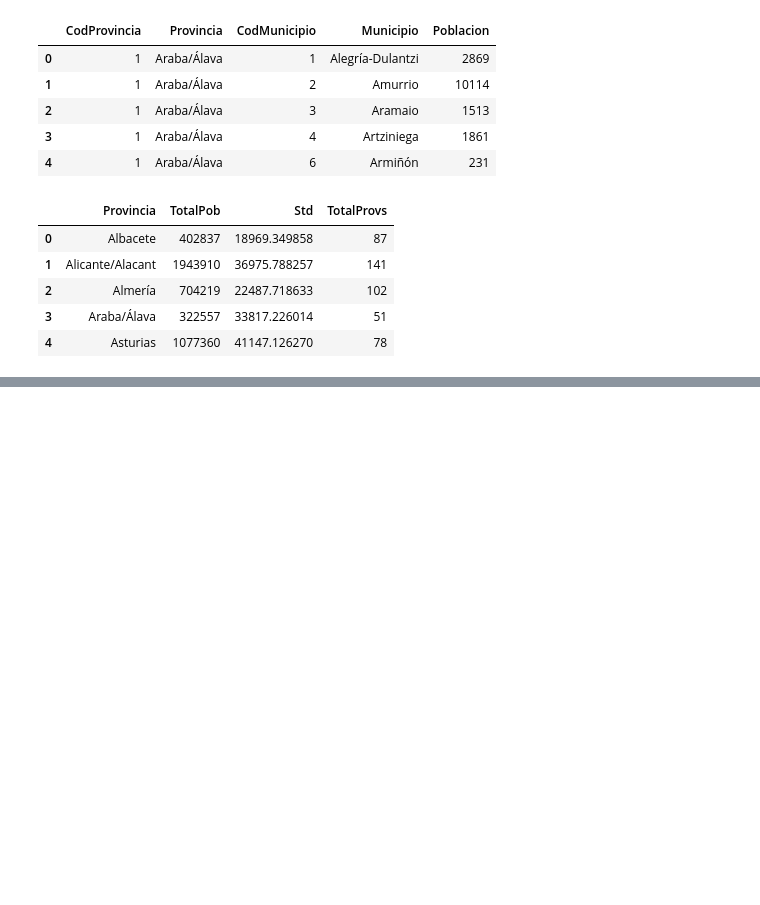
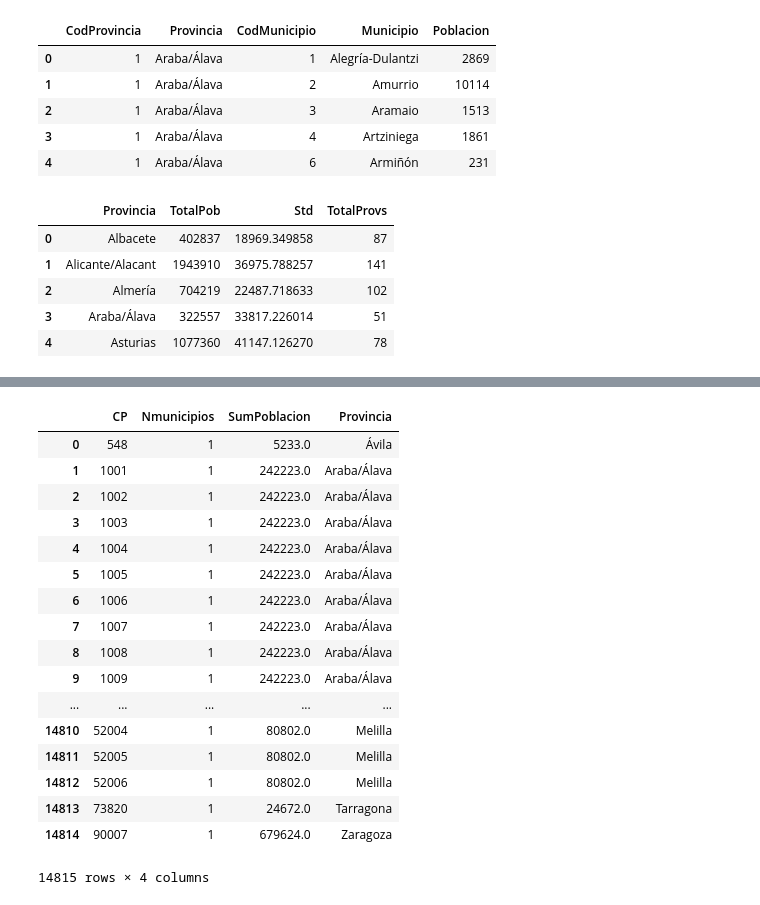
Before and after one commit to RaulRC/mia-iia, a Jupyter notebook: task2/Tema2_Raul_ReguilloCarmona.ipynb, the cells around one changed output, grey strips where cells are left out. Cells and saved outputs as stored; diff of their text form; code cells hidden in the pictures; blank space fills up the shorter version.

```diff
--- a/task2/Tema2_Raul_ReguilloCarmona.ipynb
+++ b/task2/Tema2_Raul_ReguilloCarmona.ipynb
@@ -158,0 +224,2 @@ res_pob.head()
+# %%
+cps = muns[['CP', 'Municipio']].merge(pob, on='Municipio', how='left')
@@ -158,0 +247,4 @@ res_pob.head()
+# %%
+cps_muns = cps[['CP', 'Municipio']].groupby('CP').count().reset_index()
+cps_muns.columns = ['CP', 'Nmunicipios']
+cps_muns.head()
@@ -158,0 +272,3 @@ res_pob.head()
+# %%
+cps_sum = cps[['CP', 'Poblacion']].groupby('CP').sum().reset_index()
+cps_sum.columns = ['CP', 'SumPoblacion']
@@ -158,0 +284,23 @@ res_pob.head()
+# %%
+cps_provs = cps[['CP', 'Provincia']]
+# %%
+cps_muns.merge(cps_sum, on='CP').merge(cps_provs, on='CP')
+# %% [output]
+|  | CP | Nmunicipios | SumPoblacion | Provincia |
+| 0 | 548 | 1 | 5233.0 | Ávila |
+| 1 | 1001 | 1 | 242223.0 | Araba/Álava |
+| 2 | 1002 | 1 | 242223.0 | Araba/Álava |
+| 3 | 1003 | 1 | 242223.0 | Araba/Álava |
+| 4 | 1004 | 1 | 242223.0 | Araba/Álava |
+| 5 | 1005 | 1 | 242223.0 | Araba/Álava |
+| 6 | 1006 | 1 | 242223.0 | Araba/Álava |
+| 7 | 1007 | 1 | 242223.0 | Araba/Álava |
+| 8 | 1008 | 1 | 242223.0 | Araba/Álava |
+| 9 | 1009 | 1 | 242223.0 | Araba/Álava |
+| ... | ... | ... | ... | ... |
+| 14810 | 52004 | 1 | 80802.0 | Melilla |
+| 14811 | 52005 | 1 | 80802.0 | Melilla |
+| 14812 | 52006 | 1 | 80802.0 | Melilla |
+| 14813 | 73820 | 1 | 24672.0 | Tarragona |
+| 14814 | 90007 | 1 | 679624.0 | Zaragoza |
+14815 rows × 4 columns
```
Also changed, not shown: parts of 17 cells of this notebook.
